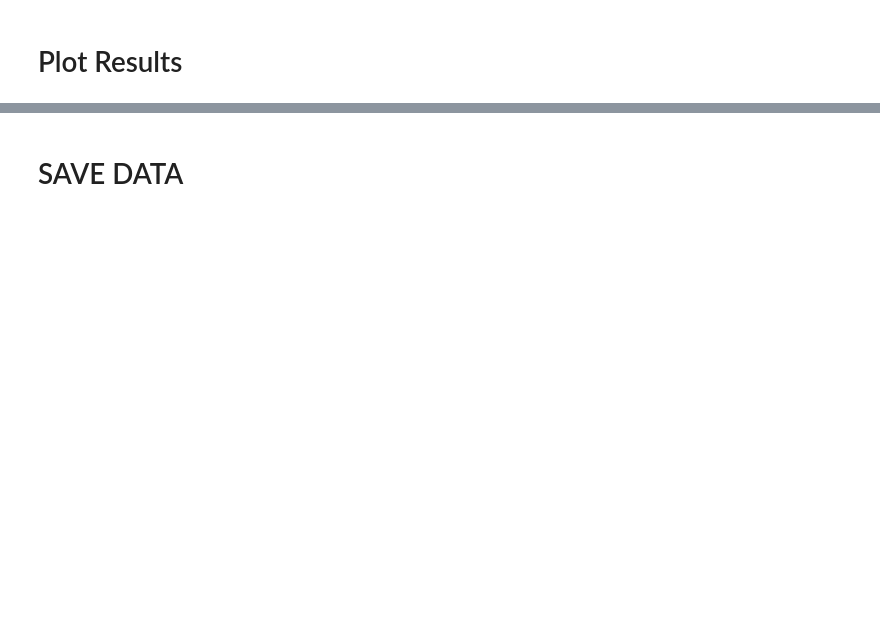
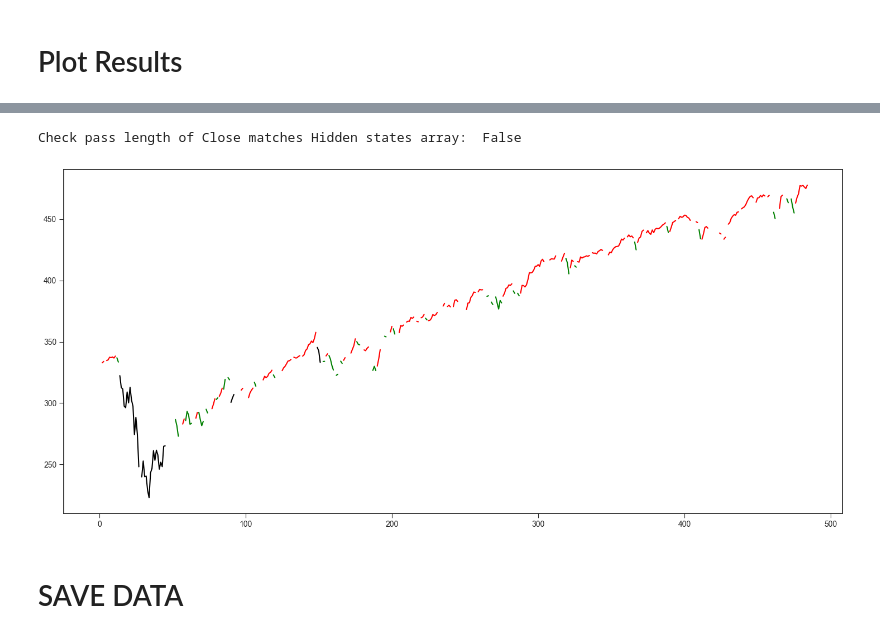
Before and after one commit to ItMeansBigMountain/Financial.Market.ML, a Jupyter notebook: 1_Unsupervised/2-Hidden-Markov-Models-In-Practice.ipynb, the cells around one changed output, grey strips where cells are left out. Drawn from its saved outputs; the diff is of its cells as text; code cells hidden in the pictures; blank space fills up the shorter version.

```diff
--- a/1_Unsupervised/2-Hidden-Markov-Models-In-Practice.ipynb
+++ b/1_Unsupervised/2-Hidden-Markov-Models-In-Practice.ipynb
@@ -198,3 +200,50 @@ plt.show()
+# %%
+labels_0 = []
+labels_1 = []
+labels_2 = []
+labels_3 = []
+
+
+prices = df["Close"].values.astype(float)
+
+
+print("Check pass length of Close matches Hidden states array: " , len(prices)  ==  len(hmm_results)  )
+
+
+for s in range(0,len(hmm_results), 1):
+    if hmm_results[s] == 0:
+        labels_0.append(prices[s])
+        labels_1.append(float('nan'))
+        labels_2.append(float('nan'))
+        labels_3.append(float('nan'))
+    elif hmm_results[s]  == 1:
+        labels_0.append(float('nan'))
+        labels_1.append(prices[s])
+        labels_2.append(float('nan'))
+        labels_3.append(float('nan'))
+    elif hmm_results[s]  == 2:
+        labels_0.append(float('nan'))
+        labels_1.append(float('nan'))
+        labels_2.append(prices[s])
+        labels_3.append(float('nan'))
+    elif hmm_results[s]  == 3:
+        labels_0.append(float('nan'))
+        labels_1.append(float('nan'))
+        labels_2.append(float('nan'))
+        labels_3.append(prices[s])
+
+
+# Plot Chart
+figure = plt.figure(figsize=(18,8))
+
+plt.plot(labels_0,color="red")
+plt.plot(labels_1,color="green")
+plt.plot(labels_2,color="orange")
+plt.plot(labels_3,color="black")
+plt.show()
+# %% [output]
+Check pass length of Close matches Hidden states array:  False
+[figure, added]
 # %% [markdown]
 # SAVE DATA
 # %%
```
Also changed, not shown: parts of 8 cells of this notebook, 4 other files.
